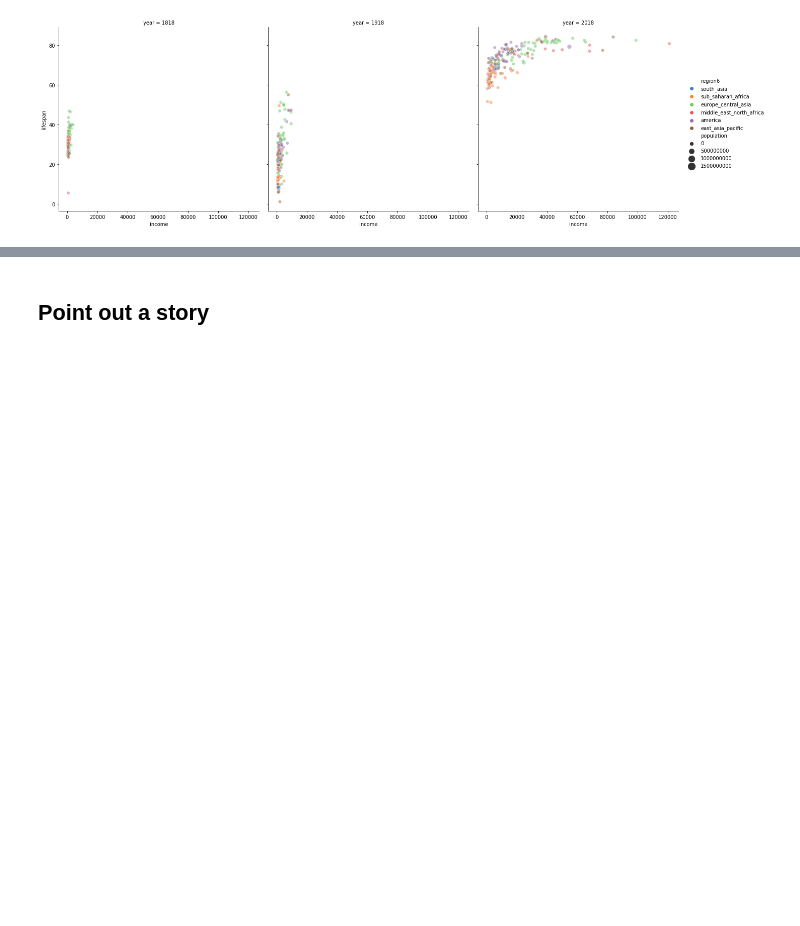
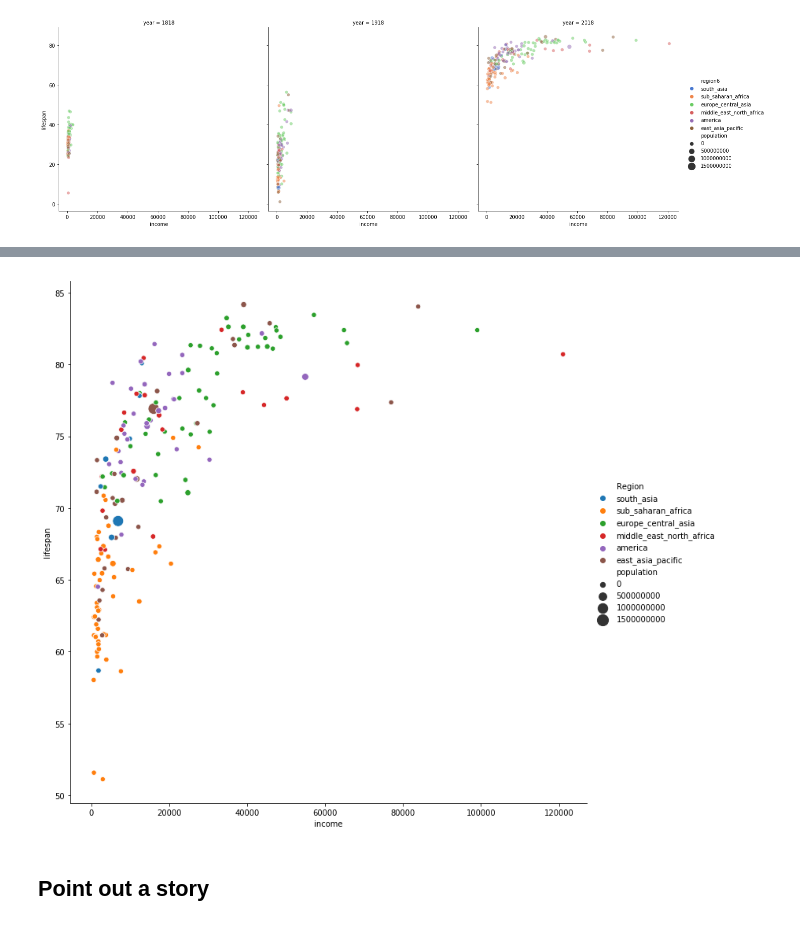
Before and after one commit to ngriggs/DS-Unit-1-Sprint-2-Data-Wrangling-and-Storytelling, a Jupyter notebook: module4-sequence-your-narrative/LS_DS_124_Sequence_your_narrative.ipynb, the cells around one changed output, grey strips where cells are left out. Drawn from its saved outputs; the diff is of its cells as text; code cells hidden in the pictures; blank space fills up the shorter version.

```diff
--- a/module4-sequence-your-narrative/LS_DS_124_Sequence_your_narrative.ipynb
+++ b/module4-sequence-your-narrative/LS_DS_124_Sequence_your_narrative.ipynb
@@ -312,0 +499,6 @@ sns.relplot(x="income", y="lifespan", hue="region6", size = 'population', col='y
+# %%
+# oops looks like we're plotting every year in one plot. Lets just grab 2018
+plot = final[final['year']==2018]
+sns.relplot(x="income", y="lifespan",hue='Region', size = 'population',height=10, sizes=(40, 200), data=plot);
+# %% [output]
+[figure, added]
```
Also changed, not shown: parts of 19 cells of this notebook.
